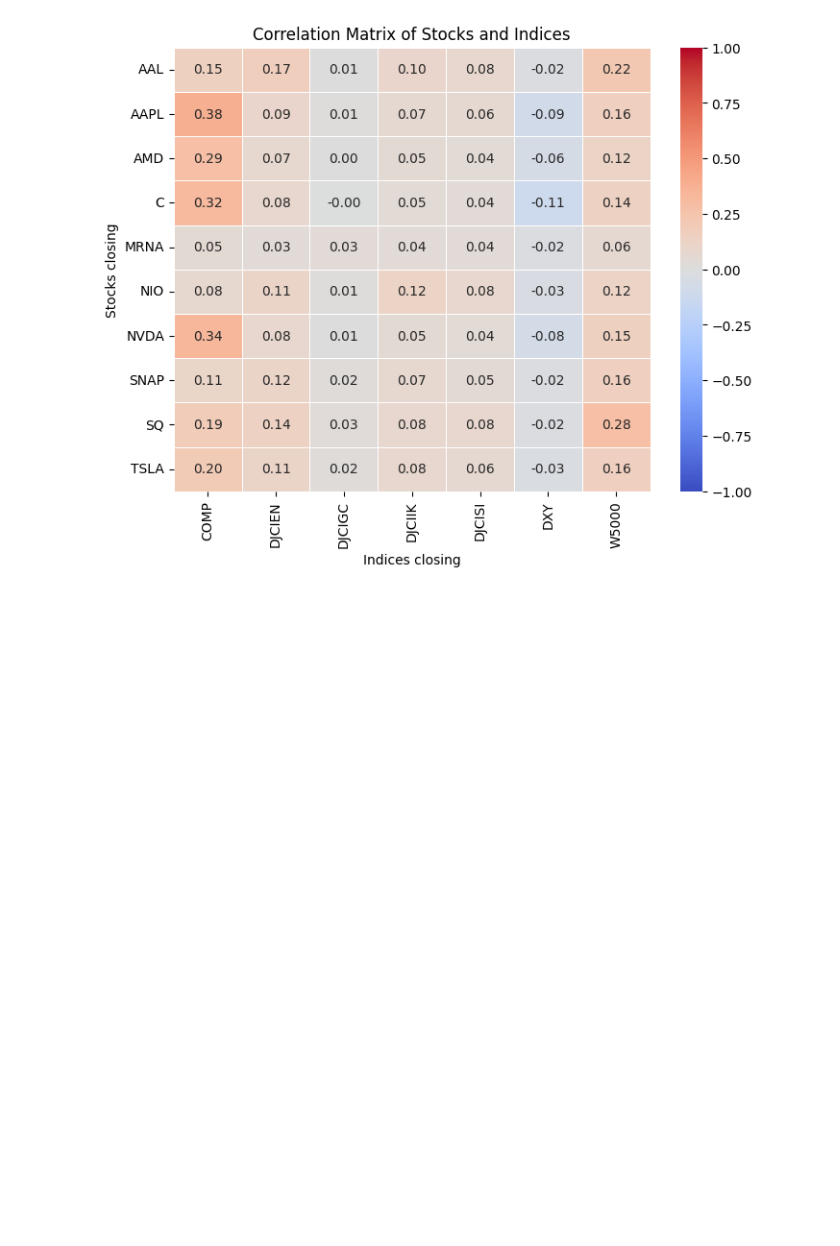
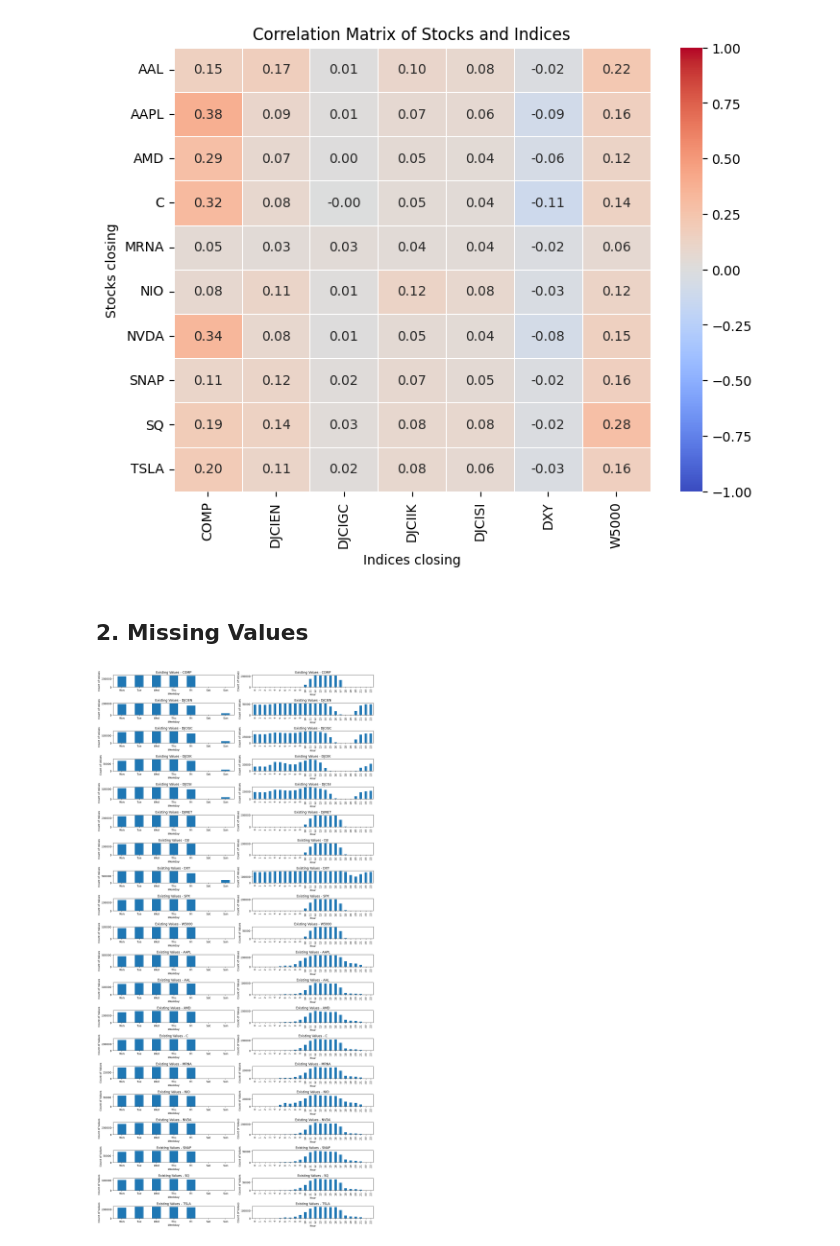
Before and after one commit to Djauschan/Deep_Learning_Projekt_FH_Wedel, a Jupyter notebook: transformer/src_transformers/preprocessing/data_analysis.ipynb, the cells around one changed output. Saved outputs shown, nothing was run; the diff lists cells and outputs as text; code cells hidden in the pictures; blank space fills up the shorter version.

```diff
--- a/transformer/src_transformers/preprocessing/data_analysis.ipynb
+++ b/transformer/src_transformers/preprocessing/data_analysis.ipynb
@@ -124,3 +124,5 @@ plt.show()
 # %% [output]
 [figure]
 [figure]
+# %% [markdown]
+## 2. Missing Values
@@ -126,0 +136,37 @@ plt.show()
+# %%
+df = pd.read_csv('../../data/output/Multi_Symbol_full_dataset.csv')
+df['timestamp'] = df['posix_time'].apply(lambda p : datetime.fromtimestamp(p))
+
+# Assuming the relevant columns are from the second column to "close TSLA"
+columns_to_plot = df.drop(['posix_time', 'timestamp', 'last of day', 'first of day'], axis=1).columns
+
+columns_to_plot = [col for col in df.columns if col.startswith("close ")]
+
+weekday_labels = ['Mon', 'Tue', 'Wed', 'Thu', 'Fri', 'Sat', 'Sun']
+
+# Plot histograms for missing values based on "Tag"
+plt.figure(figsize=(15, 30))
+n_col = len(columns_to_plot)
+i = 1
+for column in columns_to_plot:
+    column_title = column.replace("close ", "")
+
+    plt.subplot(n_col, 2, i)
+    (df[column] != 0).groupby(df['timestamp'].dt.weekday).sum().plot(kind='bar', title=f'Existing Values - {column_title}')
+    plt.xlabel('Weekday')
+    plt.ylabel('Count of Values')
+    plt.xticks(ticks=range(7), labels=weekday_labels, rotation=0)
+    #plt.ylim(0, 300000)
+    i += 1
+
+    plt.subplot(n_col, 2, i)
+    (df[column] != 0).groupby(df['timestamp'].dt.hour).sum().plot(kind='bar', title=f'Existing Values - {column_title}')
+    plt.xlabel('Hour')
+    plt.ylabel('Count of Values')
+    #plt.ylim(0, 200000)
+    i += 1
+
+plt.tight_layout()
+plt.show()
+# %% [output]
+[figure, added]
```
Also changed, not shown: parts of 2 cells of this notebook.
